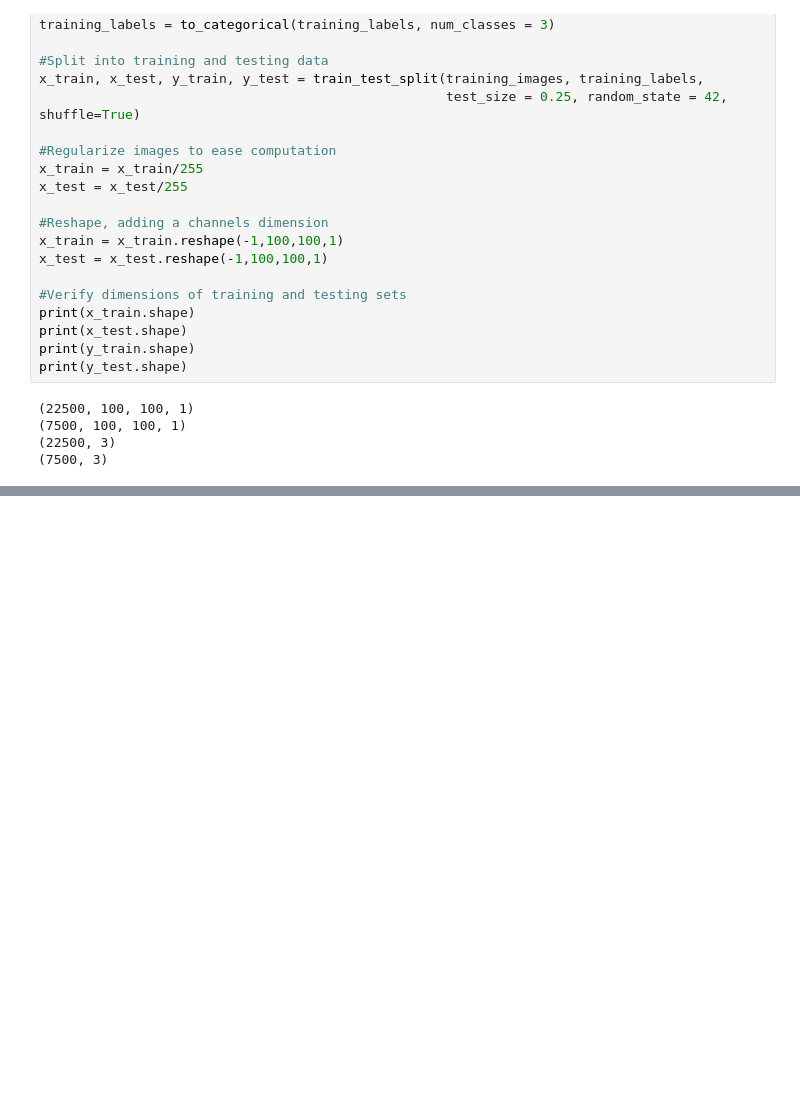
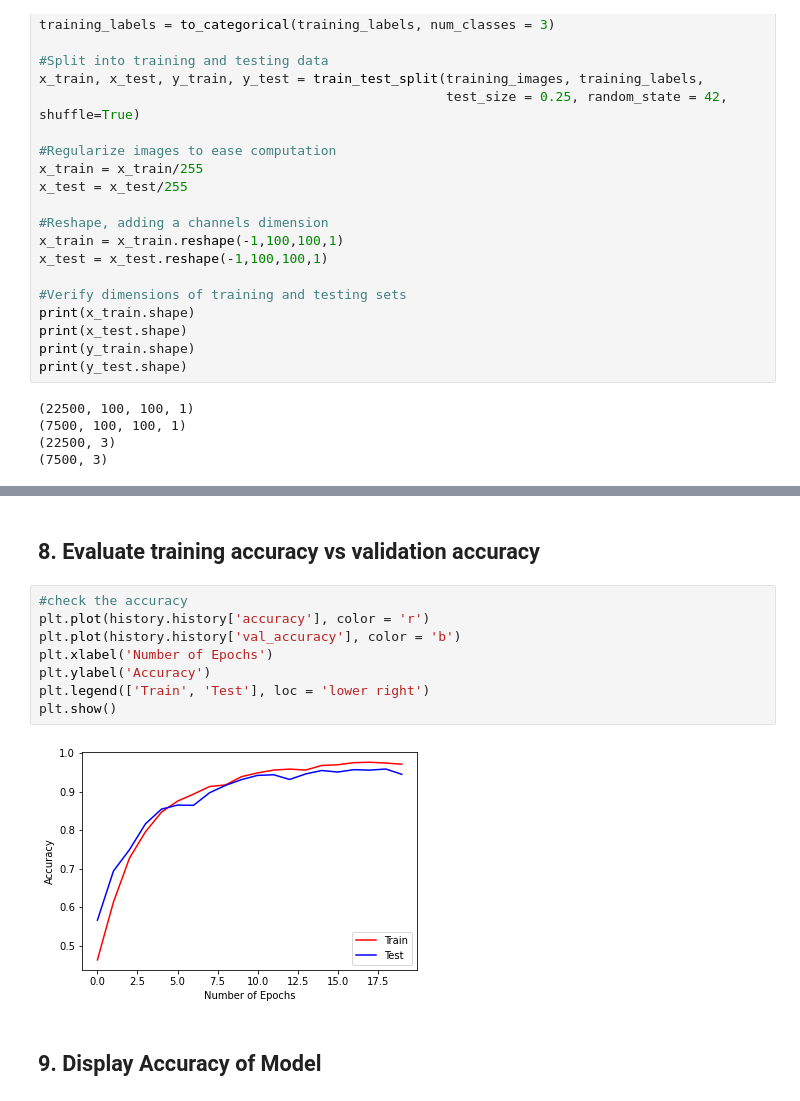
Before and after one commit to c-hammer45/ShapesClassification, a Jupyter notebook: Shapes_Classification.ipynb, the cells around one changed output, grey strips where cells are left out. Cells and saved outputs as stored; diff of their text form; blank space fills up the shorter version.

```diff
--- a/Shapes_Classification.ipynb
+++ b/Shapes_Classification.ipynb
@@ -137,0 +144,14 @@ accuracy of model:  0.7461333274841309
+# %% [markdown]
+## 8. Evaluate training accuracy vs validation accuracy
+# %%
+#check the accuracy
+plt.plot(history.history['accuracy'], color = 'r')
+plt.plot(history.history['val_accuracy'], color = 'b')
+plt.xlabel('Number of Epochs')
+plt.ylabel('Accuracy')
+plt.legend(['Train', 'Test'], loc = 'lower right')
+plt.show()
+# %% [output]
+[figure, added]
+# %% [markdown]
+## 9. Display Accuracy of Model
```
Also changed, not shown: parts of 16 cells of this notebook.
